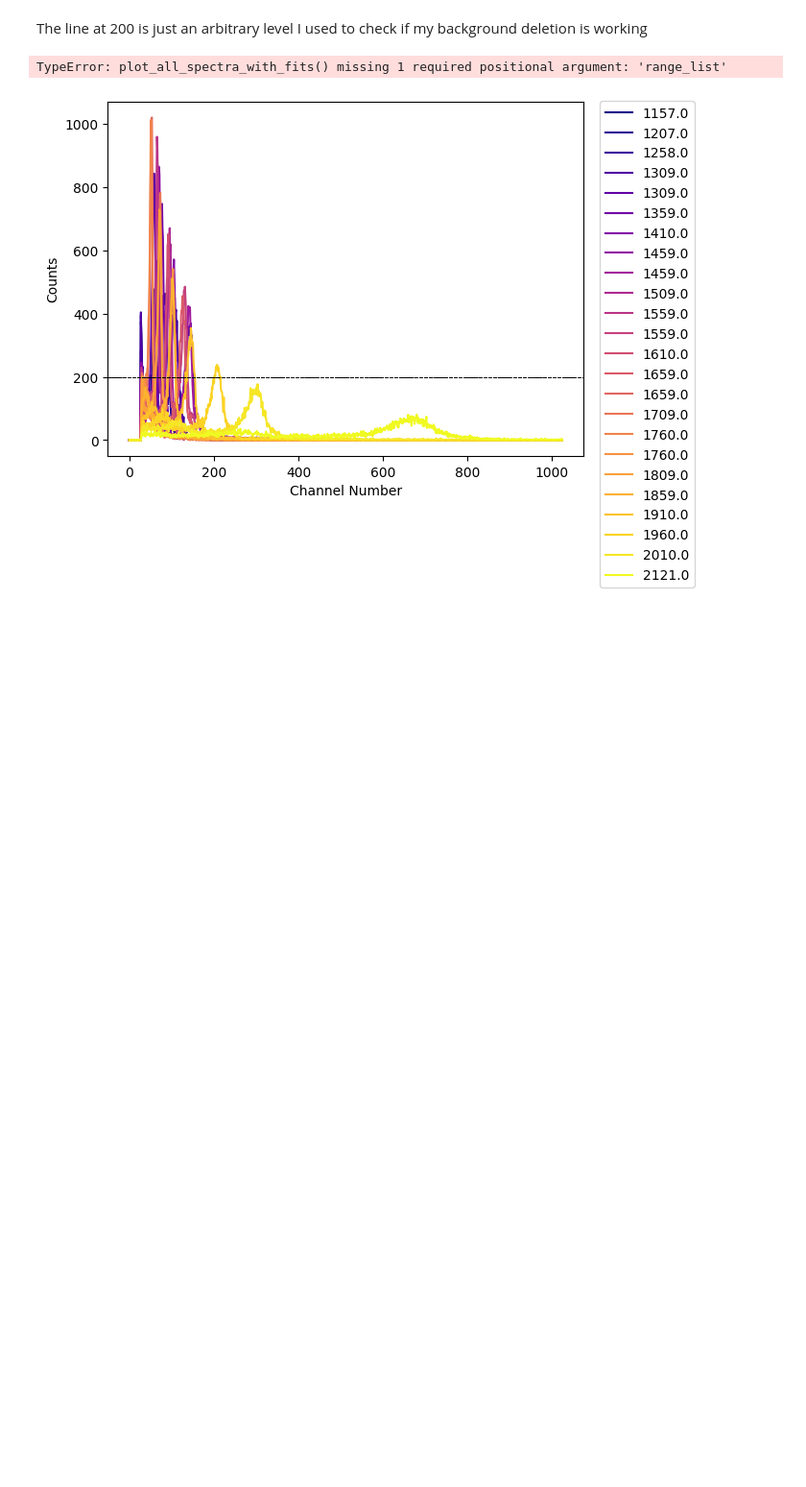
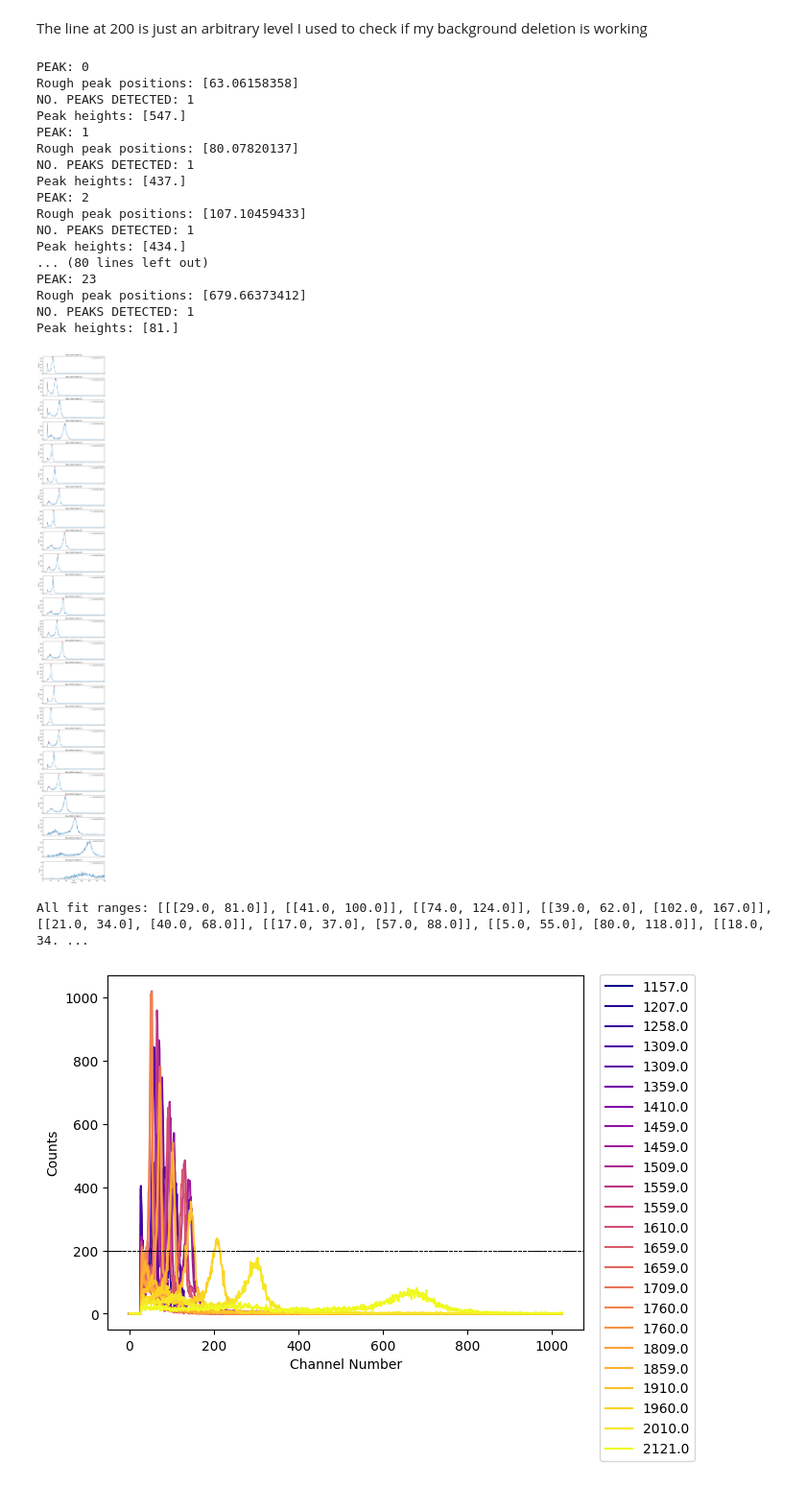
Before and after one commit to Shounak2512/Proportional-counter, a Jupyter notebook: TEST _Energy_Ba.ipynb, the cells around one changed output. Shown at 96% size. Saved outputs shown, nothing was run; the diff lists cells and outputs as text; code cells hidden in the pictures; blank space fills up the shorter version.

```diff
--- a/TEST _Energy_Ba.ipynb
+++ b/TEST _Energy_Ba.ipynb
@@ -287,7 +342,7 @@ The line at 200 is just an arbitrary level I used to check if my background dele
 # %%
 channel_no = np.linspace(0, 1024, 1024)
 
-def plot_all_spectra_with_fits(all_data_lists, bkg, file_labels,range_list):
+def plot_all_spectra_with_fits(all_data_lists, bkg, file_labels):
     n = len(all_data_lists)
     fig, axes = plt.subplots(n, 1, figsize=(8, 2.5*n), sharex=True)
     if n == 1:
@@ -304,7 +359,7 @@ def plot_all_spectra_with_fits(all_data_lists, bkg, file_labels,range_list):
 
         # Find peaks and fitting parameters with your peak_scouter
         (peak_pnts, peak_bins, peak_positions,
-         peak_width, pre_range_list, p0_list, bkg_corr_ind) = peak_scouter(
+         peak_width, range_list, p0_list, bkg_corr_ind) = peak_scouter(
             idx,
             minimum_expected_peak_height,
             minimum_bin_distance_between_peaks,
@@ -319,34 +374,52 @@ def plot_all_spectra_with_fits(all_data_lists, bkg, file_labels,range_list):
         this_fit_ranges = [[float(r[0]), float(r[1])] for r in range_list]
         all_fit_ranges.append(this_fit_ranges)
 
         # Plot spectrum
         ax.plot(channel_no, bkg_corr, label=f"corrected {file_labels[idx]}", color="C0")
 
         # Only plot peak positions as points, no fits
         for bin_idx in peak_bins:
             x = channel_no[bin_idx]
             y = bkg_corr[bin_idx]
             ax.plot(x, y, "ro")  # red dot at peak maximum
 
         # ax.axhline(30, color="black", linestyle="dashed", linewidth=0.7)
         ax.set_ylabel("Counts")
         ax.legend(loc="upper right")
         ax.set_title(f"Bias {file_labels[idx]} (index {idx})")
 
         # set x-limits here
         ax.set_xlim(0, 400)
 
     axes[-1].set_xlabel("Channel")
     plt.tight_layout()
     plt.show()
 
     print("All fit ranges:", all_fit_ranges)
     return all_fit_ranges
 
 # Call it:
 fit_ranges = plot_all_spectra_with_fits(all_data_lists, bkg, file_labels)
 # %% [output]
-TypeError: plot_all_spectra_with_fits() missing 1 required positional argument: 'range_list'
+PEAK: 0
+Rough peak positions: [63.06158358]
+NO. PEAKS DETECTED: 1
+Peak heights: [547.]
+PEAK: 1
+Rough peak positions: [80.07820137]
+NO. PEAKS DETECTED: 1
+Peak heights: [437.]
+PEAK: 2
+Rough peak positions: [107.10459433]
+NO. PEAKS DETECTED: 1
+Peak heights: [434.]
+... (80 lines left out)
+PEAK: 23
+Rough peak positions: [679.66373412]
+NO. PEAKS DETECTED: 1
+Peak heights: [81.]
+[figure, added]
+All fit ranges: [[[29.0, 81.0]], [[41.0, 100.0]], [[74.0, 124.0]], [[39.0, 62.0], [102.0, 167.0]], [[21.0, 34.0], [40.0, 68.0]], [[17.0, 37.0], [57.0, 88.0]], [[5.0, 55.0], [80.0, 118.0]], [[18.0, 34. ...
 # %%
 for i in range(0,len(all_data_lists)):
     hist_generator(i,all_data_lists,bkg,file_labels,colour[i])
```
Also changed, not shown: parts of 6 cells of this notebook, 3 other files.
